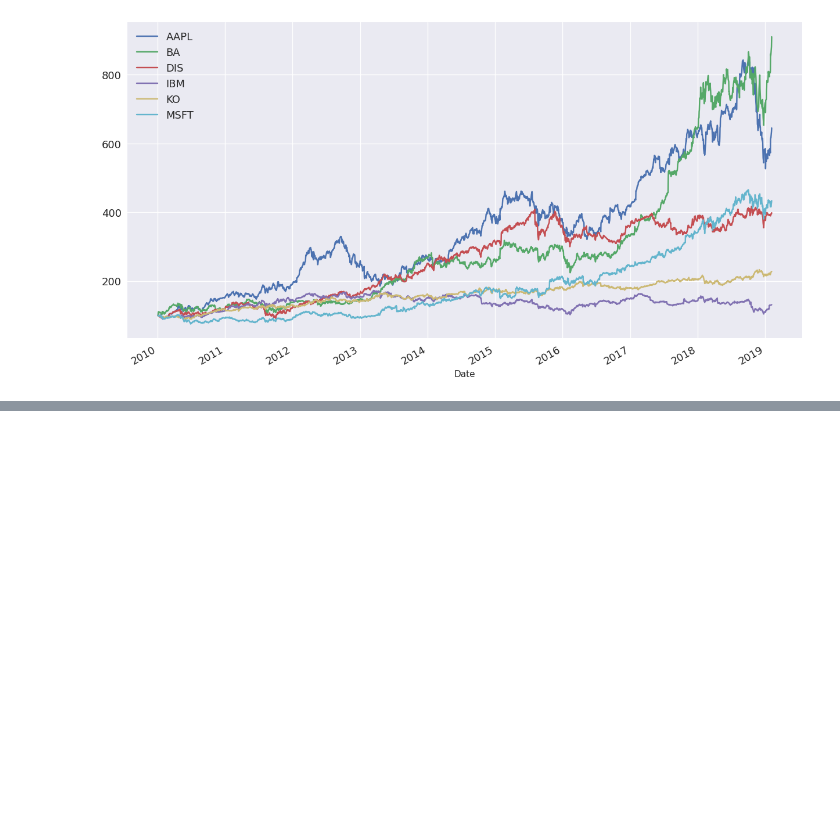
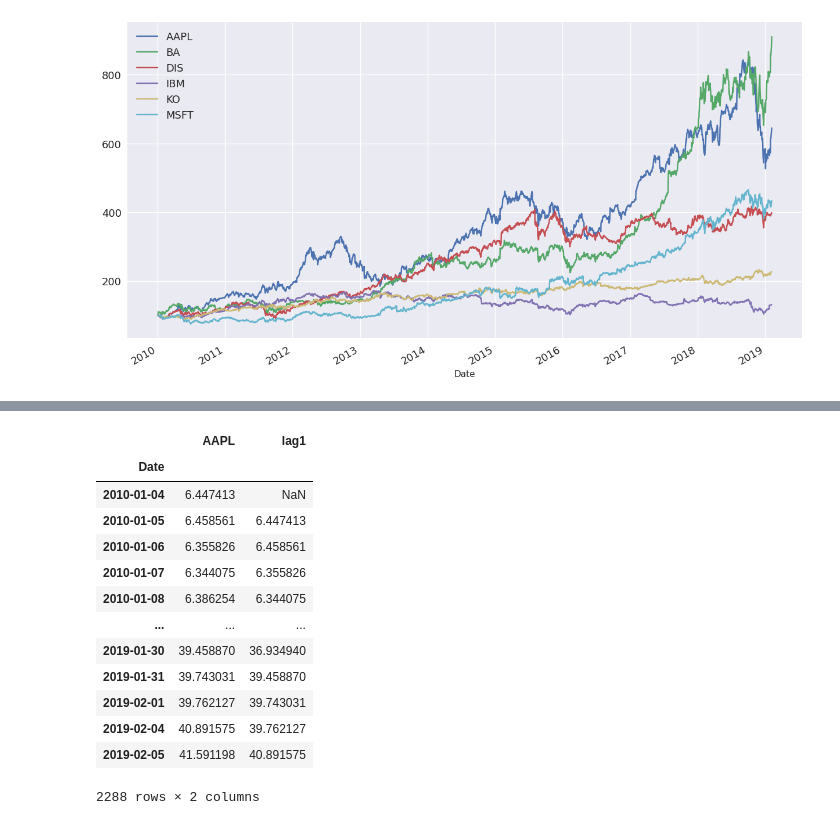
Before and after one commit to JamieW365/finance_projects, a Jupyter notebook: notebooks/essential_finance.ipynb, the cells around one changed output, grey strips where cells are left out. Cells and saved outputs as stored; diff of their text form; code cells hidden in the pictures; blank space fills up the shorter version.

```diff
--- a/notebooks/essential_finance.ipynb
+++ b/notebooks/essential_finance.ipynb
@@ -187,0 +236,18 @@ plt.show;
+# %%
+df_aapl['lag1'] = df_aapl.shift(periods = 1)
+df_aapl
+# %% [output]
+|  | AAPL | lag1 |
+| Date |  |  |
+| 2010-01-04 | 6.447413 | NaN |
+| 2010-01-05 | 6.458561 | 6.447413 |
+| 2010-01-06 | 6.355826 | 6.458561 |
+| 2010-01-07 | 6.344075 | 6.355826 |
+| 2010-01-08 | 6.386254 | 6.344075 |
+| ... | ... | ... |
+| 2019-01-30 | 39.458870 | 36.934940 |
+| 2019-01-31 | 39.743031 | 39.458870 |
+| 2019-02-01 | 39.762127 | 39.743031 |
+| 2019-02-04 | 40.891575 | 39.762127 |
+| 2019-02-05 | 41.591198 | 40.891575 |
+2288 rows × 2 columns
```
Also changed, not shown: parts of 6 cells of this notebook.
